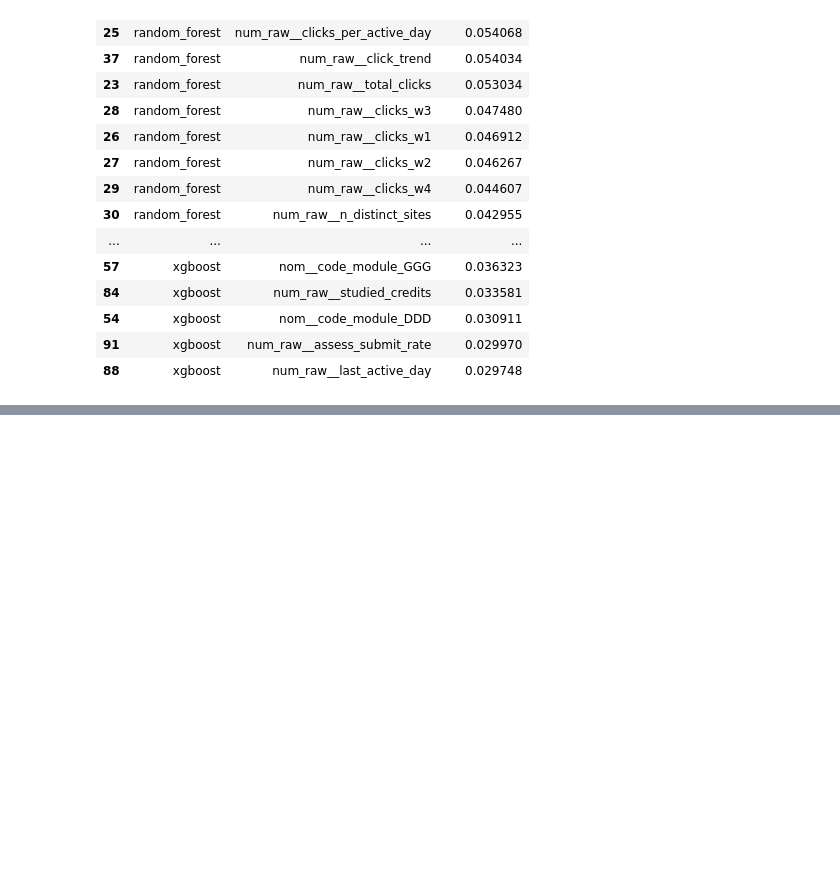
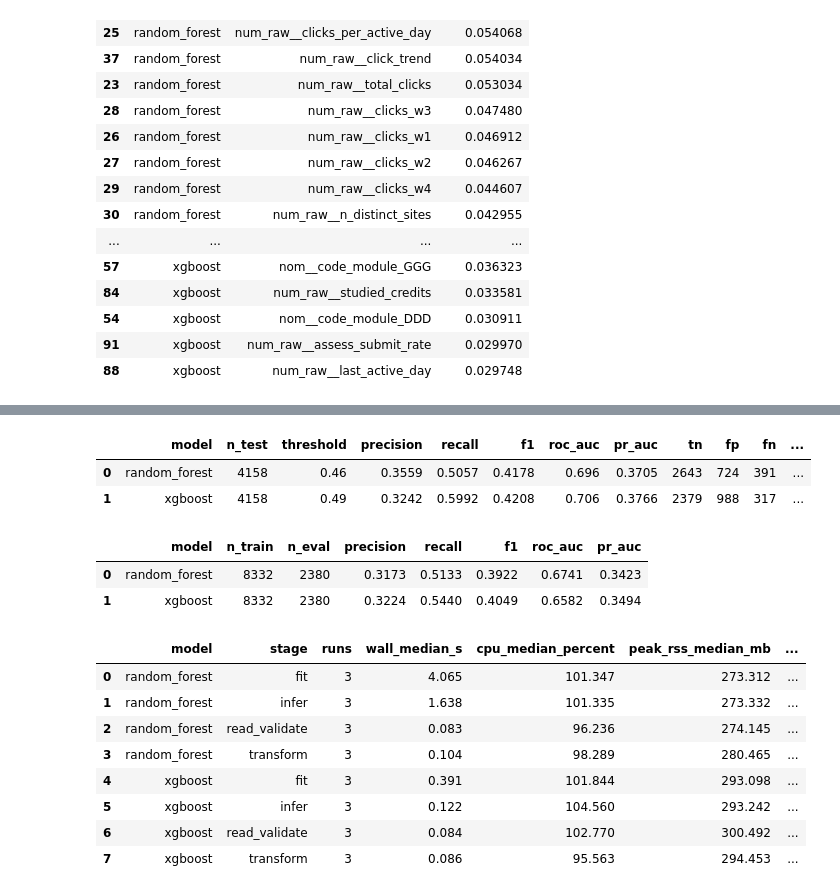
Before and after one commit to Khanhlc2005/OULAD_learning_analytics, a Jupyter notebook: notebooks/04_random_forest_xgboost.ipynb, the cells around one changed output, grey strips where cells are left out. Cells and saved outputs as stored; diff of their text form; code cells hidden in the pictures; blank space fills up the shorter version.

Commit message:
Complete RF and XGBoost CV, ablation, final evaluation, and benchmark

```diff
--- a/notebooks/04_random_forest_xgboost.ipynb
+++ b/notebooks/04_random_forest_xgboost.ipynb
@@ -62,0 +152,25 @@ importance.groupby('model', group_keys=False).head(10)
+# %%
+import pandas as pd
+
+test_result = pd.read_csv(RESULTS / "rf_xgb_test_metrics.csv")
+temporal_result = pd.read_csv(RESULTS / "rf_xgb_temporal_2013_to_2014.csv")
+benchmark_result = pd.read_csv(RESULTS / "rf_xgb_benchmark_summary.csv")
+display(test_result[["model", "n_test", "threshold", "precision", "recall", "f1", "roc_auc", "pr_auc", "tn", "fp", "fn", "tp"]].round(4))
+display(temporal_result[["model", "n_train", "n_eval", "precision", "recall", "f1", "roc_auc", "pr_auc"]].round(4))
+display(benchmark_result[["model", "stage", "runs", "wall_median_s", "cpu_median_percent", "peak_rss_median_mb", "throughput_median_rows_s"]].round(3))
+# %% [output]
+|  | model | n_test | threshold | precision | recall | f1 | roc_auc | pr_auc | tn | fp | fn | ... |
+| 0 | random_forest | 4158 | 0.46 | 0.3559 | 0.5057 | 0.4178 | 0.696 | 0.3705 | 2643 | 724 | 391 | ... |
+| 1 | xgboost | 4158 | 0.49 | 0.3242 | 0.5992 | 0.4208 | 0.706 | 0.3766 | 2379 | 988 | 317 | ... |
+|  | model | n_train | n_eval | precision | recall | f1 | roc_auc | pr_auc |
+| 0 | random_forest | 8332 | 2380 | 0.3173 | 0.5133 | 0.3922 | 0.6741 | 0.3423 |
+| 1 | xgboost | 8332 | 2380 | 0.3224 | 0.5440 | 0.4049 | 0.6582 | 0.3494 |
+|  | model | stage | runs | wall_median_s | cpu_median_percent | peak_rss_median_mb | ... |
+| 0 | random_forest | fit | 3 | 4.065 | 101.347 | 273.312 | ... |
+| 1 | random_forest | infer | 3 | 1.638 | 101.335 | 273.332 | ... |
+| 2 | random_forest | read_validate | 3 | 0.083 | 96.236 | 274.145 | ... |
+| 3 | random_forest | transform | 3 | 0.104 | 98.289 | 280.465 | ... |
+| 4 | xgboost | fit | 3 | 0.391 | 101.844 | 293.098 | ... |
+| 5 | xgboost | infer | 3 | 0.122 | 104.560 | 293.242 | ... |
+| 6 | xgboost | read_validate | 3 | 0.084 | 102.770 | 300.492 | ... |
+| 7 | xgboost | transform | 3 | 0.086 | 95.563 | 294.453 | ... |
```
Also changed, not shown: parts of 12 cells of this notebook, 21 other files.
